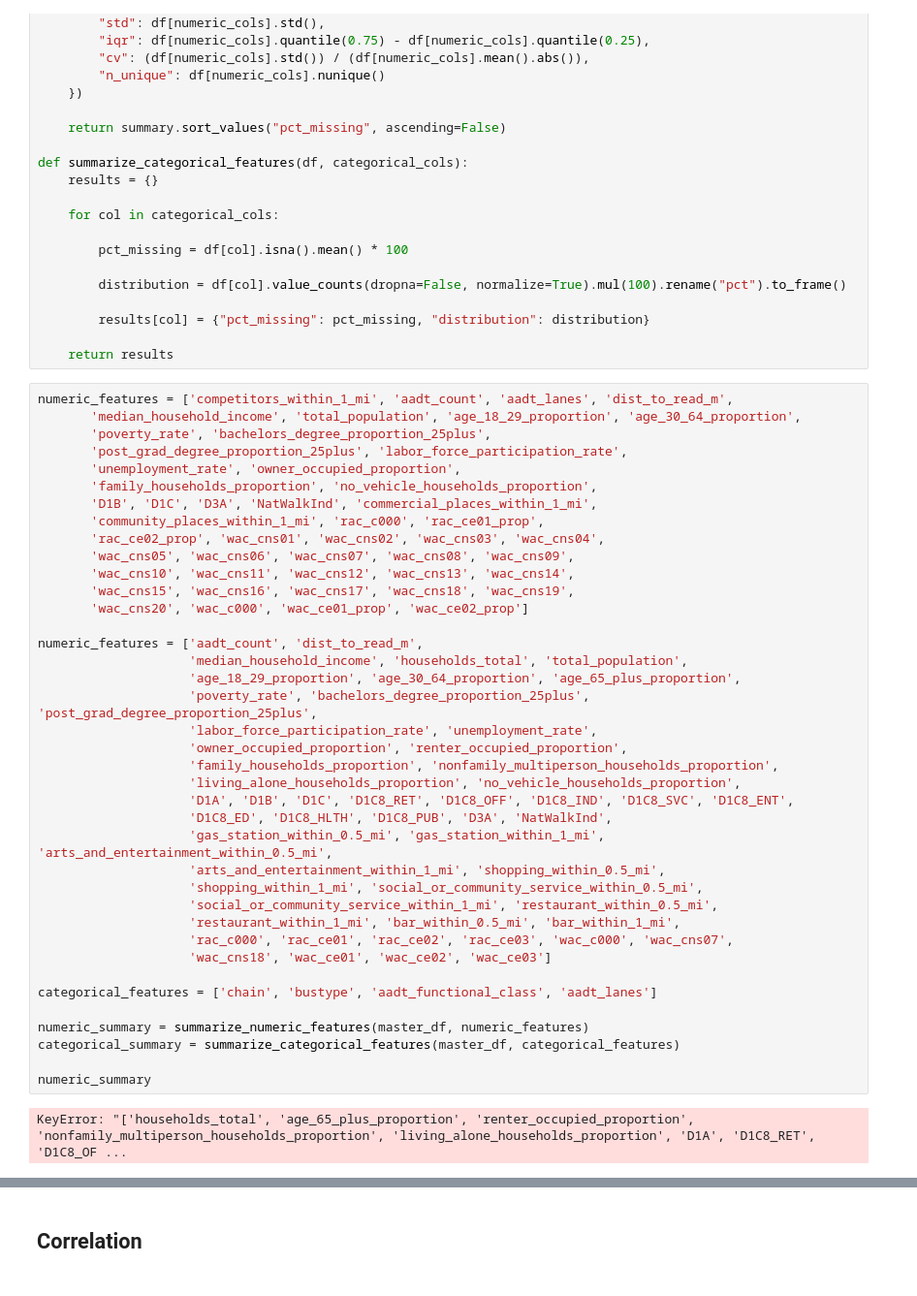
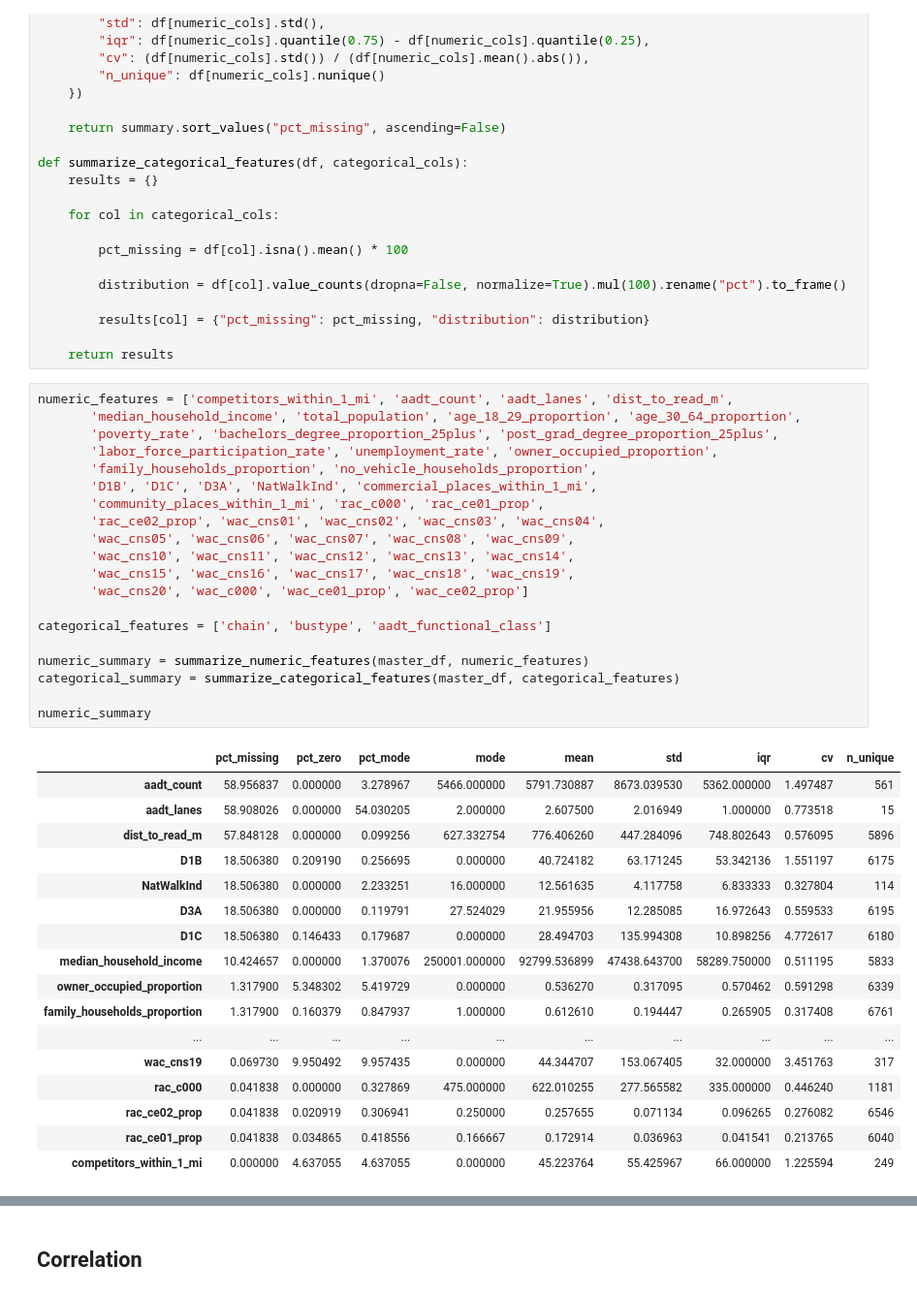
Before and after one commit to Ransommac13/mads_milestone_two, a Jupyter notebook: notebooks/variable_id.ipynb, the cells around one changed output, grey strips where cells are left out. Shown at 97% size. Cells and saved outputs as stored; diff of their text form.

```diff
--- a/notebooks/variable_id.ipynb
+++ b/notebooks/variable_id.ipynb
@@ -303,44 +302,41 @@ def summarize_categorical_features(df, categorical_cols):
 # %%
 numeric_features = ['competitors_within_1_mi', 'aadt_count', 'aadt_lanes', 'dist_to_read_m',
        'median_household_income', 'total_population', 'age_18_29_proportion', 'age_30_64_proportion',
-       'poverty_rate', 'bachelors_degree_proportion_25plus',
-       'post_grad_degree_proportion_25plus', 'labor_force_participation_rate',
-       'unemployment_rate', 'owner_occupied_proportion',
+       'poverty_rate', 'bachelors_degree_proportion_25plus', 'post_grad_degree_proportion_25plus',
+       'labor_force_participation_rate', 'unemployment_rate', 'owner_occupied_proportion',
        'family_households_proportion', 'no_vehicle_households_proportion',
        'D1B', 'D1C', 'D3A', 'NatWalkInd', 'commercial_places_within_1_mi',
        'community_places_within_1_mi', 'rac_c000', 'rac_ce01_prop',
        'rac_ce02_prop', 'wac_cns01', 'wac_cns02', 'wac_cns03', 'wac_cns04',
        'wac_cns05', 'wac_cns06', 'wac_cns07', 'wac_cns08', 'wac_cns09',
        'wac_cns10', 'wac_cns11', 'wac_cns12', 'wac_cns13', 'wac_cns14',
        'wac_cns15', 'wac_cns16', 'wac_cns17', 'wac_cns18', 'wac_cns19',
        'wac_cns20', 'wac_c000', 'wac_ce01_prop', 'wac_ce02_prop']
 
-numeric_features = ['aadt_count', 'dist_to_read_m',
-                    'median_household_income', 'households_total', 'total_population',
-                    'age_18_29_proportion', 'age_30_64_proportion', 'age_65_plus_proportion',
-                    'poverty_rate', 'bachelors_degree_proportion_25plus', 'post_grad_degree_proportion_25plus',
-                    'labor_force_participation_rate', 'unemployment_rate',
-                    'owner_occupied_proportion', 'renter_occupied_proportion',
-                    'family_households_proportion', 'nonfamily_multiperson_households_proportion',
-                    'living_alone_households_proportion', 'no_vehicle_households_proportion',
-                    'D1A', 'D1B', 'D1C', 'D1C8_RET', 'D1C8_OFF', 'D1C8_IND', 'D1C8_SVC', 'D1C8_ENT',
-                    'D1C8_ED', 'D1C8_HLTH', 'D1C8_PUB', 'D3A', 'NatWalkInd',
-                    'gas_station_within_0.5_mi', 'gas_station_within_1_mi', 'arts_and_entertainment_within_0.5_mi',
-                    'arts_and_entertainment_within_1_mi', 'shopping_within_0.5_mi',
-                    'shopping_within_1_mi', 'social_or_community_service_within_0.5_mi',
-                    'social_or_community_service_within_1_mi', 'restaurant_within_0.5_mi',
-                    'restaurant_within_1_mi', 'bar_within_0.5_mi', 'bar_within_1_mi',
-                    'rac_c000', 'rac_ce01', 'rac_ce02', 'rac_ce03', 'wac_c000', 'wac_cns07',
-                    'wac_cns18', 'wac_ce01', 'wac_ce02', 'wac_ce03']
-
-categorical_features = ['chain', 'bustype', 'aadt_functional_class', 'aadt_lanes']
+categorical_features = ['chain', 'bustype', 'aadt_functional_class']
 
 numeric_summary = summarize_numeric_features(master_df, numeric_features)
 categorical_summary = summarize_categorical_features(master_df, categorical_features)
 
 numeric_summary
 # %% [output]
-KeyError: "['households_total', 'age_65_plus_proportion', 'renter_occupied_proportion', 'nonfamily_multiperson_households_proportion', 'living_alone_households_proportion', 'D1A', 'D1C8_RET', 'D1C8_OF ...
+|  | pct_missing | pct_zero | pct_mode | mode | mean | std | iqr | cv | n_unique |
+| aadt_count | 58.956837 | 0.000000 | 3.278967 | 5466.000000 | 5791.730887 | 8673.039530 | 5362.000000 | 1.497487 | 561 |
+| aadt_lanes | 58.908026 | 0.000000 | 54.030205 | 2.000000 | 2.607500 | 2.016949 | 1.000000 | 0.773518 | 15 |
+| dist_to_read_m | 57.848128 | 0.000000 | 0.099256 | 627.332754 | 776.406260 | 447.284096 | 748.802643 | 0.576095 | 5896 |
+| D1B | 18.506380 | 0.209190 | 0.256695 | 0.000000 | 40.724182 | 63.171245 | 53.342136 | 1.551197 | 6175 |
+| NatWalkInd | 18.506380 | 0.000000 | 2.233251 | 16.000000 | 12.561635 | 4.117758 | 6.833333 | 0.327804 | 114 |
+| D3A | 18.506380 | 0.000000 | 0.119791 | 27.524029 | 21.955956 | 12.285085 | 16.972643 | 0.559533 | 6195 |
+| D1C | 18.506380 | 0.146433 | 0.179687 | 0.000000 | 28.494703 | 135.994308 | 10.898256 | 4.772617 | 6180 |
+| median_household_income | 10.424657 | 0.000000 | 1.370076 | 250001.000000 | 92799.536899 | 47438.643700 | 58289.750000 | 0.511195 | 5833 |
+| owner_occupied_proportion | 1.317900 | 5.348302 | 5.419729 | 0.000000 | 0.536270 | 0.317095 | 0.570462 | 0.591298 | 6339 |
+| family_households_proportion | 1.317900 | 0.160379 | 0.847937 | 1.000000 | 0.612610 | 0.194447 | 0.265905 | 0.317408 | 6761 |
+| ... | ... | ... | ... | ... | ... | ... | ... | ... | ... |
+| wac_cns19 | 0.069730 | 9.950492 | 9.957435 | 0.000000 | 44.344707 | 153.067405 | 32.000000 | 3.451763 | 317 |
+| rac_c000 | 0.041838 | 0.000000 | 0.327869 | 475.000000 | 622.010255 | 277.565582 | 335.000000 | 0.446240 | 1181 |
+| rac_ce02_prop | 0.041838 | 0.020919 | 0.306941 | 0.250000 | 0.257655 | 0.071134 | 0.096265 | 0.276082 | 6546 |
+| rac_ce01_prop | 0.041838 | 0.034865 | 0.418556 | 0.166667 | 0.172914 | 0.036963 | 0.041541 | 0.213765 | 6040 |
+| competitors_within_1_mi | 0.000000 | 4.637055 | 4.637055 | 0.000000 | 45.223764 | 55.425967 | 66.000000 | 1.225594 | 249 |
 # %%
 categorical_summary['chain']
 # %% [output]
```
Also changed, not shown: parts of 2 cells of this notebook, 4 other files.
